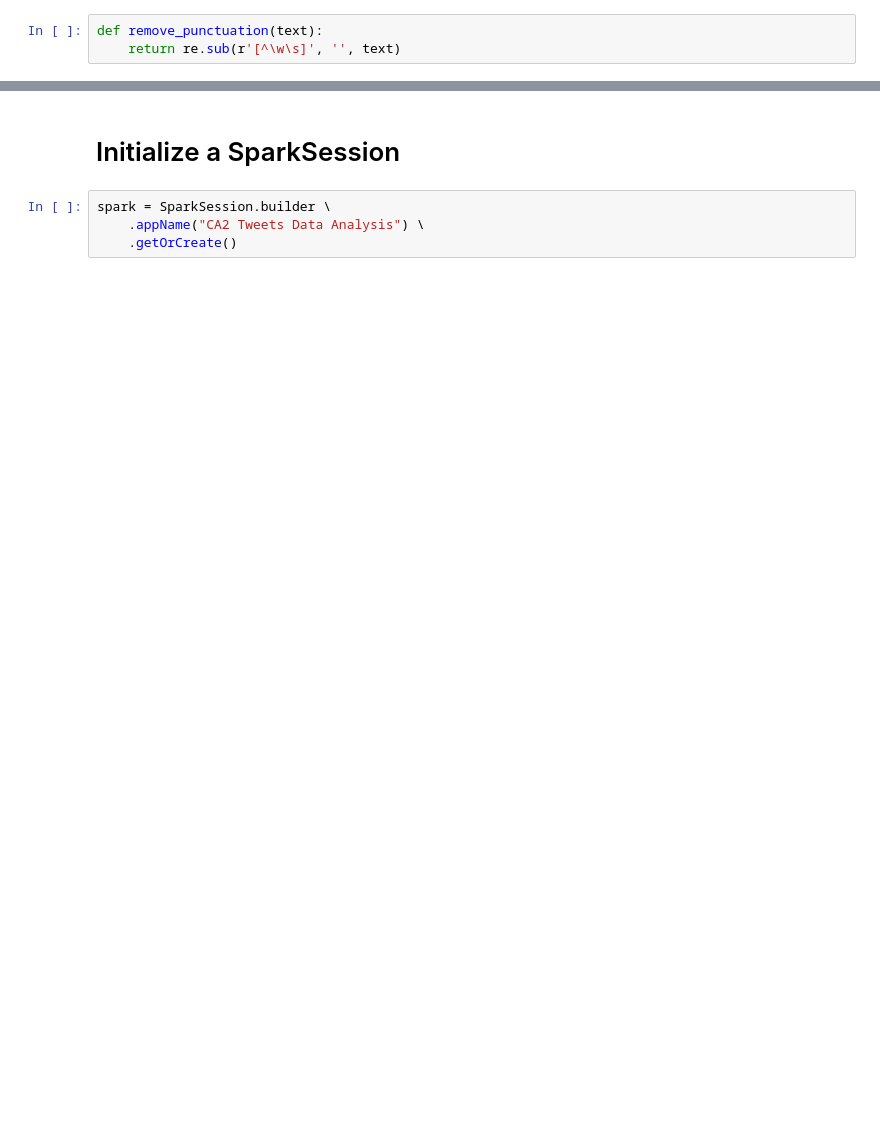
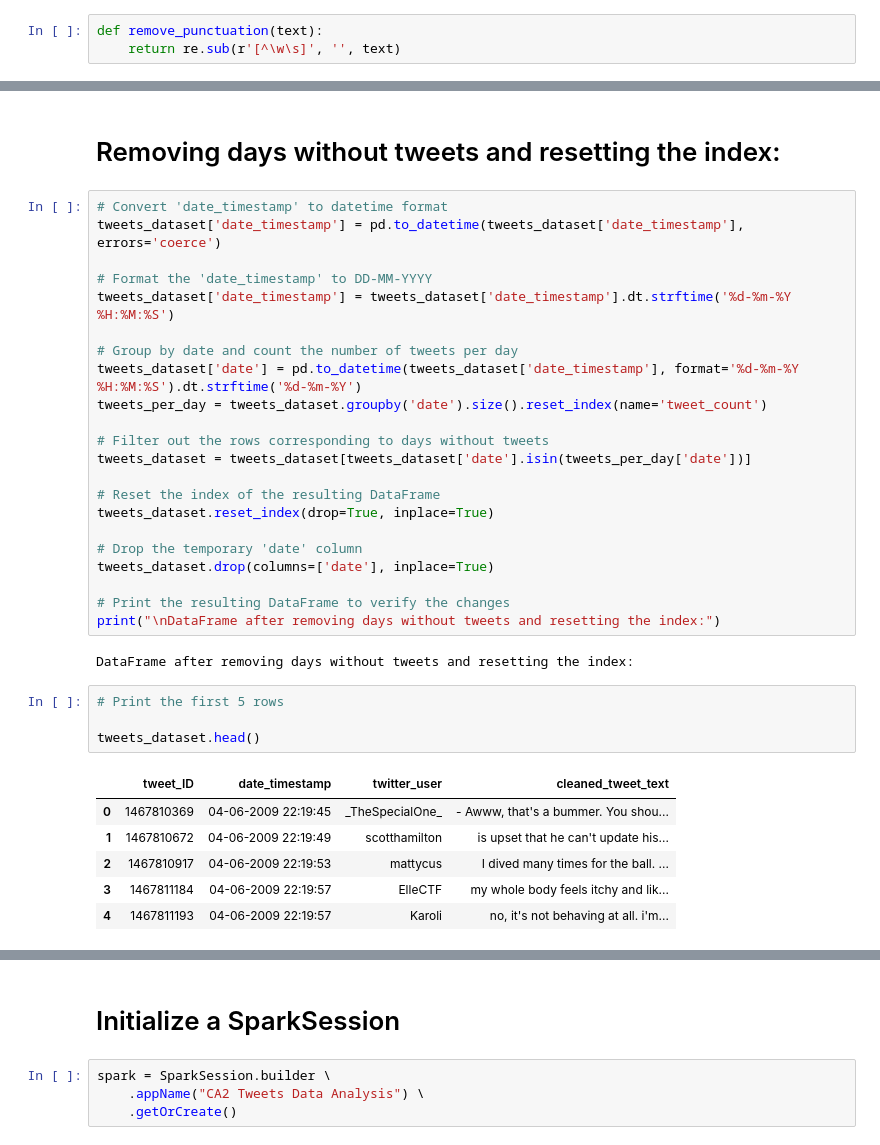
Before and after one commit to 2014222-student-cct-ie/2024--Semester-2--CA2, a Jupyter notebook: Part 1 - 2014222 - Semester 2 CA-02 -May 2024-.ipynb, the cells around one changed output, grey strips where cells are left out. Drawn from its saved outputs; the diff is of its cells as text; blank space fills up the shorter version.

```diff
--- a/Part 1 - 2014222 - Semester 2 CA-02 -May 2024-.ipynb
+++ b/Part 1 - 2014222 - Semester 2 CA-02 -May 2024-.ipynb
@@ -329,0 +495,37 @@ print(tweets_dataset[['tweet_text', 'cleaned_tweet_text']].head(30))
+# %% [markdown]
+# Removing days without tweets and resetting the index:
+# %%
+# Convert 'date_timestamp' to datetime format
+tweets_dataset['date_timestamp'] = pd.to_datetime(tweets_dataset['date_timestamp'], errors='coerce')
+
+# Format the 'date_timestamp' to DD-MM-YYYY
+tweets_dataset['date_timestamp'] = tweets_dataset['date_timestamp'].dt.strftime('%d-%m-%Y %H:%M:%S')
+
+# Group by date and count the number of tweets per day
+tweets_dataset['date'] = pd.to_datetime(tweets_dataset['date_timestamp'], format='%d-%m-%Y %H:%M:%S').dt.strftime('%d-%m-%Y')
+tweets_per_day = tweets_dataset.groupby('date').size().reset_index(name='tweet_count')
+
+# Filter out the rows corresponding to days without tweets
+tweets_dataset = tweets_dataset[tweets_dataset['date'].isin(tweets_per_day['date'])]
+
+# Reset the index of the resulting DataFrame
+tweets_dataset.reset_index(drop=True, inplace=True)
+
+# Drop the temporary 'date' column
+tweets_dataset.drop(columns=['date'], inplace=True)
+
+# Print the resulting DataFrame to verify the changes
+print("\nDataFrame after removing days without tweets and resetting the index:")
+# %% [output]
+DataFrame after removing days without tweets and resetting the index:
+# %%
+# Print the first 5 rows
+
+tweets_dataset.head()
+# %% [output]
+|  | tweet_ID | date_timestamp | twitter_user | cleaned_tweet_text |
+| 0 | 1467810369 | 04-06-2009 22:19:45 | _TheSpecialOne_ | - Awww, that's a bummer. You shou... |
+| 1 | 1467810672 | 04-06-2009 22:19:49 | scotthamilton | is upset that he can't update his... |
+| 2 | 1467810917 | 04-06-2009 22:19:53 | mattycus | I dived many times for the ball. ... |
+| 3 | 1467811184 | 04-06-2009 22:19:57 | ElleCTF | my whole body feels itchy and lik... |
+| 4 | 1467811193 | 04-06-2009 22:19:57 | Karoli | no, it's not behaving at all. i'm... |
```
Also changed, not shown: parts of 34 cells of this notebook.
